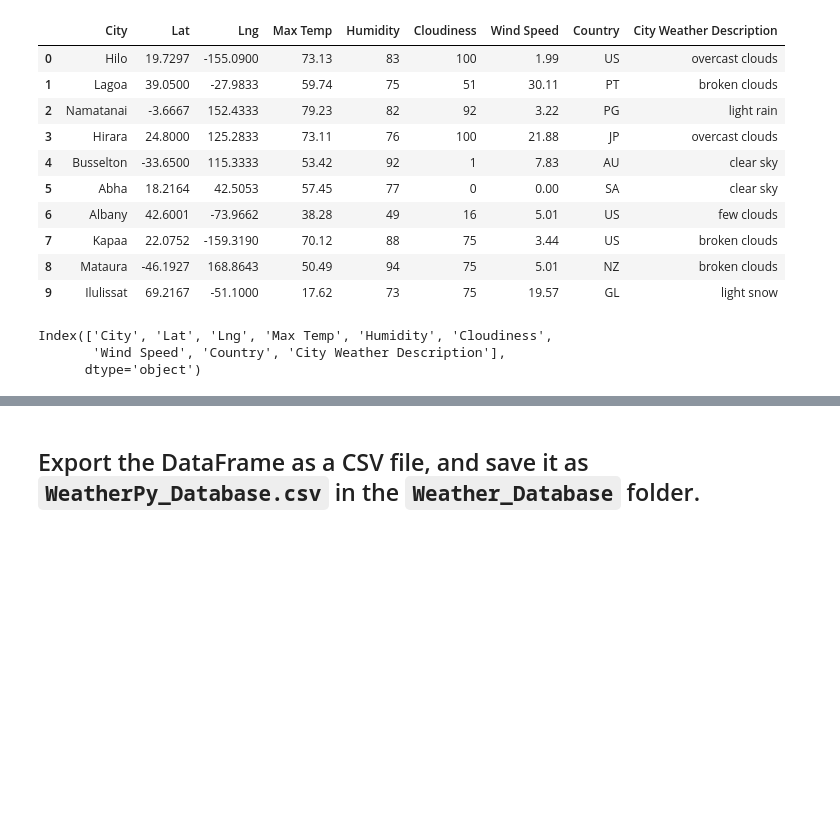
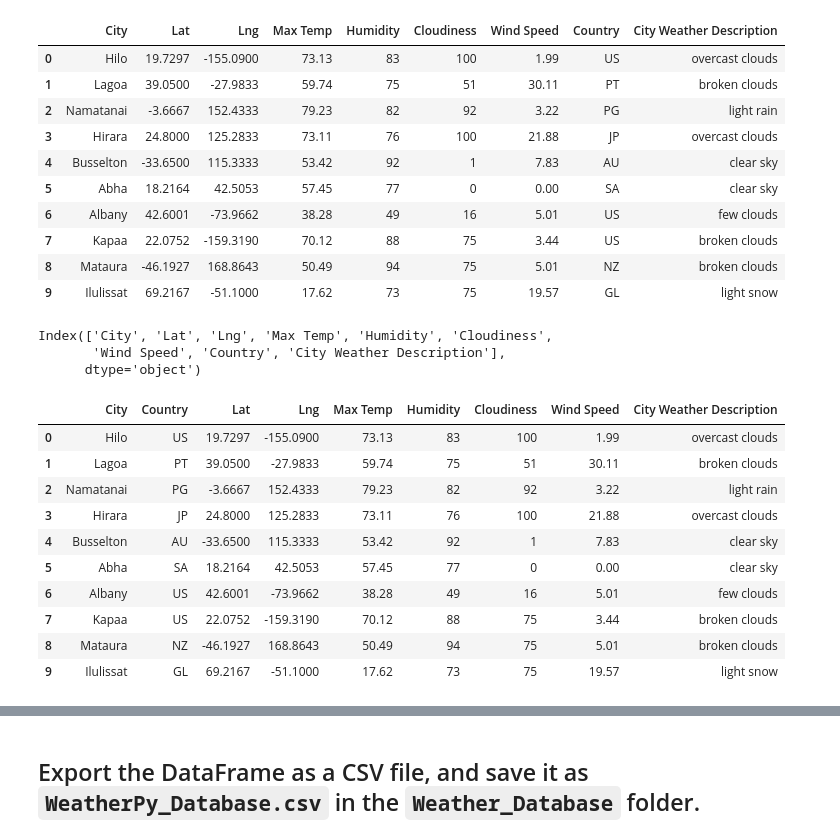
Before and after one commit to ktonge/World_Weather_Analysis, a Jupyter notebook: Weather_Database/Weather_Database.ipynb, the cells around one changed output, grey strips where cells are left out. Cells and saved outputs as stored; diff of their text form; code cells hidden in the pictures; blank space fills up the shorter version.

```diff
--- a/Weather_Database/Weather_Database.ipynb
+++ b/Weather_Database/Weather_Database.ipynb
@@ -206,12 +206,22 @@ Index(['City', 'Lat', 'Lng', 'Max Temp', 'Humidity', 'Cloudiness',
 # %%
 # Create a list to reorder the column names as follows:
 # "City", "Country", "Lat", "Lng", "Max Temp", "Humidity",  "Cloudiness", "Wind Speed",  "Current Description"
-# YOUR CODE HERE
-
+new_column_order = ["City", "Country", "Lat", "Lng", "Max Temp", "Humidity",  "Cloudiness", "Wind Speed",  "City Weather Description"]
 # Recreate the DataFrame by using the new column order
-# YOUR CODE HERE
-
+city_data_df = city_data_df[new_column_order]
 # Display sample data
-# YOUR CODE HERE
+city_data_df.head(10)
+# %% [output]
+|  | City | Country | Lat | Lng | Max Temp | Humidity | Cloudiness | Wind Speed | City Weather Description |
+| 0 | Hilo | US | 19.7297 | -155.0900 | 73.13 | 83 | 100 | 1.99 | overcast clouds |
+| 1 | Lagoa | PT | 39.0500 | -27.9833 | 59.74 | 75 | 51 | 30.11 | broken clouds |
+| 2 | Namatanai | PG | -3.6667 | 152.4333 | 79.23 | 82 | 92 | 3.22 | light rain |
+| 3 | Hirara | JP | 24.8000 | 125.2833 | 73.11 | 76 | 100 | 21.88 | overcast clouds |
+| 4 | Busselton | AU | -33.6500 | 115.3333 | 53.42 | 92 | 1 | 7.83 | clear sky |
+| 5 | Abha | SA | 18.2164 | 42.5053 | 57.45 | 77 | 0 | 0.00 | clear sky |
+| 6 | Albany | US | 42.6001 | -73.9662 | 38.28 | 49 | 16 | 5.01 | few clouds |
+| 7 | Kapaa | US | 22.0752 | -159.3190 | 70.12 | 88 | 75 | 3.44 | broken clouds |
+| 8 | Mataura | NZ | -46.1927 | 168.8643 | 50.49 | 94 | 75 | 5.01 | broken clouds |
+| 9 | Ilulissat | GL | 69.2167 | -51.1000 | 17.62 | 73 | 75 | 19.57 | light snow |
 # %%
 # Display the data types of each column by using the dtypes Pandas function
```
Also changed, not shown: parts of 2 cells of this notebook, 4 other files.
